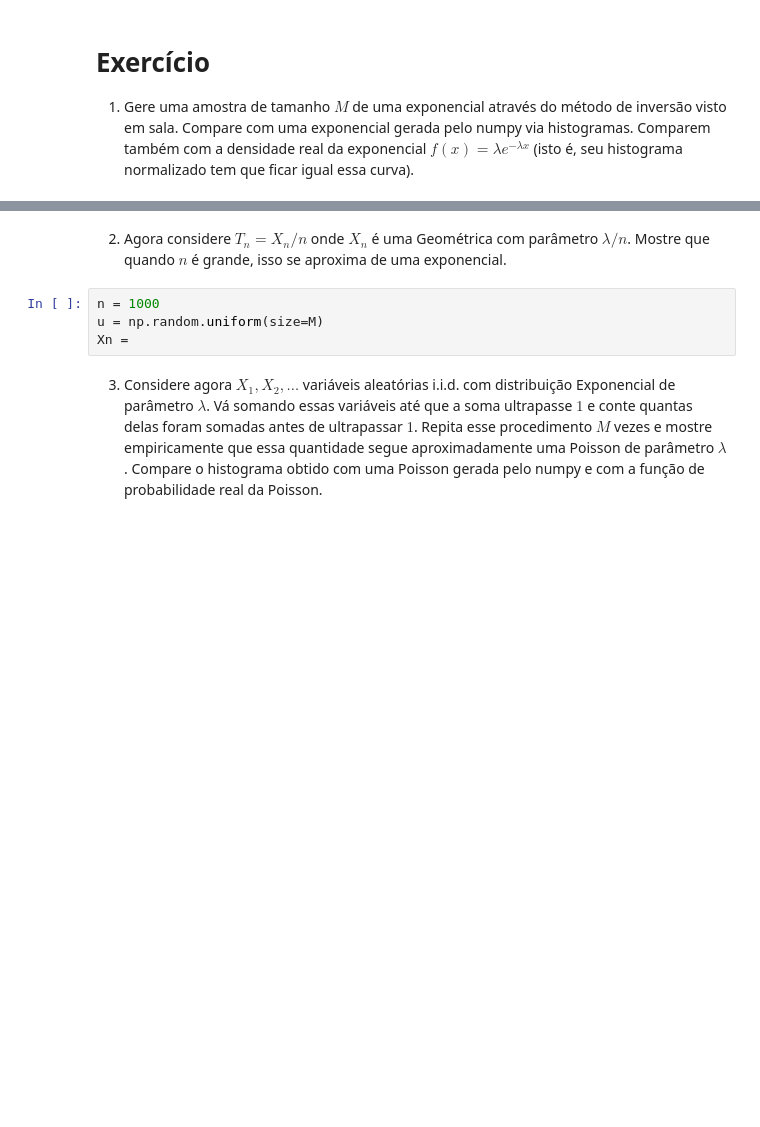
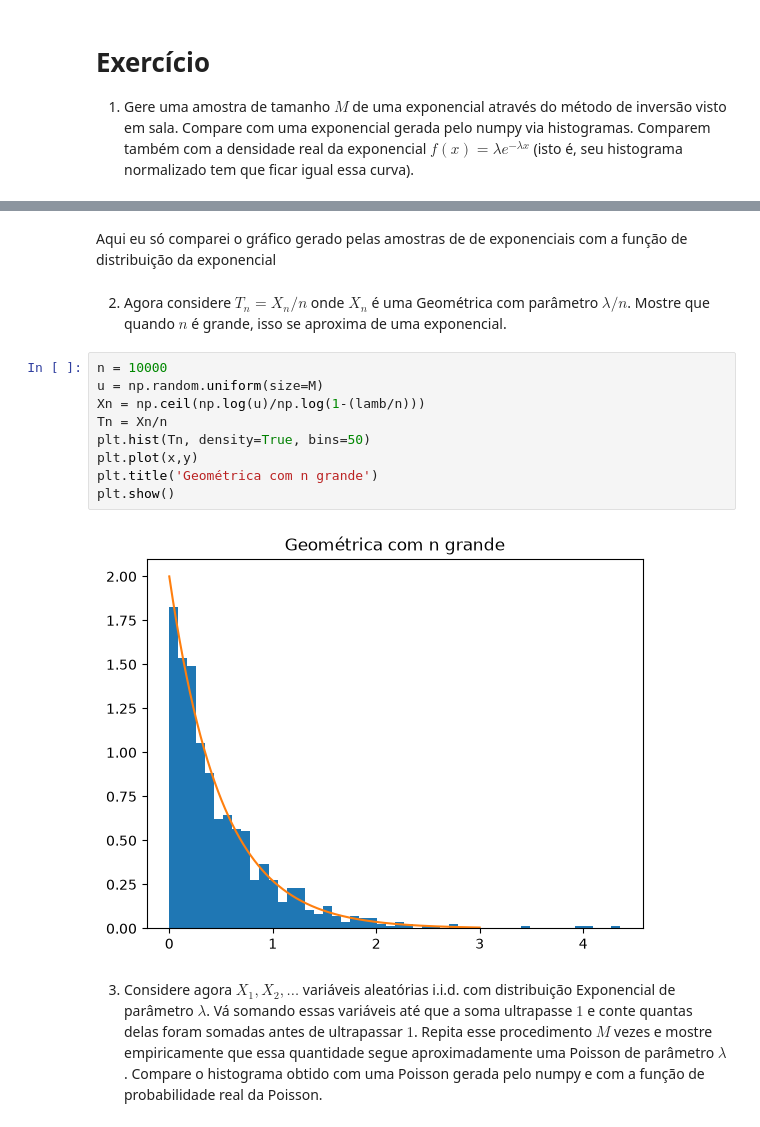
Before and after one commit to mauriciocelini/Programacao-Estatistica, a Jupyter notebook: Labs/lab6.ipynb, the cells around one changed output, grey strips where cells are left out. Cells and saved outputs as stored; diff of their text form; blank space fills up the shorter version.

```diff
--- a/Labs/lab6.ipynb
+++ b/Labs/lab6.ipynb
@@ -53,8 +59,17 @@ plt.plot(x,y)
+# %% [markdown]
+Aqui eu só comparei o gráfico gerado pelas amostras de de exponenciais com a função de distribuição da exponencial
 # %% [markdown]
 2. Agora considere $T_n = X_n / n$ onde $X_n$ é uma Geométrica com parâmetro $\lambda/n$. Mostre que quando $n$ é grande, isso se aproxima de uma exponencial.
 # %%
-n = 1000
+n = 10000
 u = np.random.uniform(size=M)
-Xn =
+Xn = np.ceil(np.log(u)/np.log(1-(lamb/n)))
+Tn = Xn/n
+plt.hist(Tn, density=True, bins=50)
+plt.plot(x,y)
+plt.title('Geométrica com n grande')
+plt.show()
+# %% [output]
+[figure, added]
 # %% [markdown]
 3. Considere agora $X_1, X_2, \ldots$ variáveis aleatórias i.i.d. com distribuição Exponencial de parâmetro $\lambda$. Vá somando essas variáveis até que a soma ultrapasse $1$ e conte quantas delas foram somadas antes de ultrapassar $1$. Repita esse procedimento $M$ vezes e mostre empiricamente que essa quantidade segue aproximadamente uma Poisson de parâmetro $\lambda$. Compare o histograma obtido com uma Poisson gerada pelo numpy e com a função de probabilidade real da Poisson.
```
Also changed, not shown: parts of 7 cells of this notebook.
